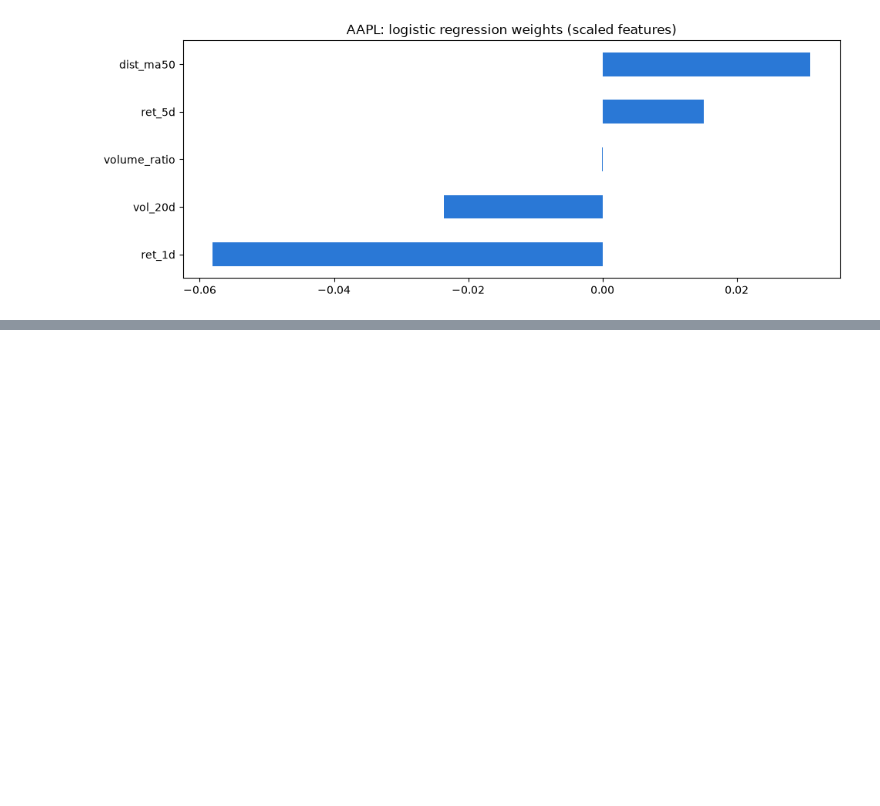
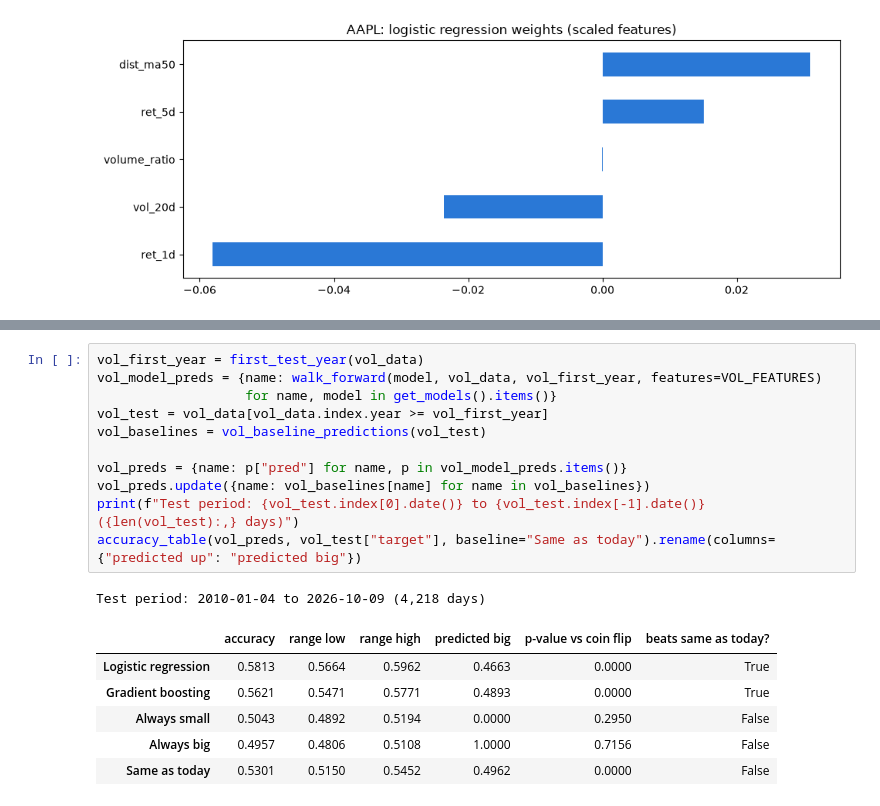
Before and after one commit to pranaysharma13/stock-movement-predictor, a Jupyter notebook: reports/AAPL.ipynb, the cells around one changed output, grey strips where cells are left out. Drawn from its saved outputs; the diff is of its cells as text; blank space fills up the shorter version.

```diff
--- a/reports/AAPL.ipynb
+++ b/reports/AAPL.ipynb
@@ -345,0 +410,19 @@ plt.show()
+# %%
+vol_first_year = first_test_year(vol_data)
+vol_model_preds = {name: walk_forward(model, vol_data, vol_first_year, features=VOL_FEATURES)
+                   for name, model in get_models().items()}
+vol_test = vol_data[vol_data.index.year >= vol_first_year]
+vol_baselines = vol_baseline_predictions(vol_test)
+
+vol_preds = {name: p["pred"] for name, p in vol_model_preds.items()}
+vol_preds.update({name: vol_baselines[name] for name in vol_baselines})
+print(f"Test period: {vol_test.index[0].date()} to {vol_test.index[-1].date()} ({len(vol_test):,} days)")
+accuracy_table(vol_preds, vol_test["target"], baseline="Same as today").rename(columns={"predicted up": "predicted big"})
+# %% [output]
+Test period: 2010-01-04 to 2026-10-09 (4,218 days)
+|  | accuracy | range low | range high | predicted big | p-value vs coin flip | beats same as today? |
+| Logistic regression | 0.5813 | 0.5664 | 0.5962 | 0.4663 | 0.0000 | True |
+| Gradient boosting | 0.5621 | 0.5471 | 0.5771 | 0.4893 | 0.0000 | True |
+| Always small | 0.5043 | 0.4892 | 0.5194 | 0.0000 | 0.2950 | False |
+| Always big | 0.4957 | 0.4806 | 0.5108 | 1.0000 | 0.7156 | False |
+| Same as today | 0.5301 | 0.5150 | 0.5452 | 0.4962 | 0.0000 | False |
```
Also changed, not shown: parts of 23 cells of this notebook, 20 other files.
